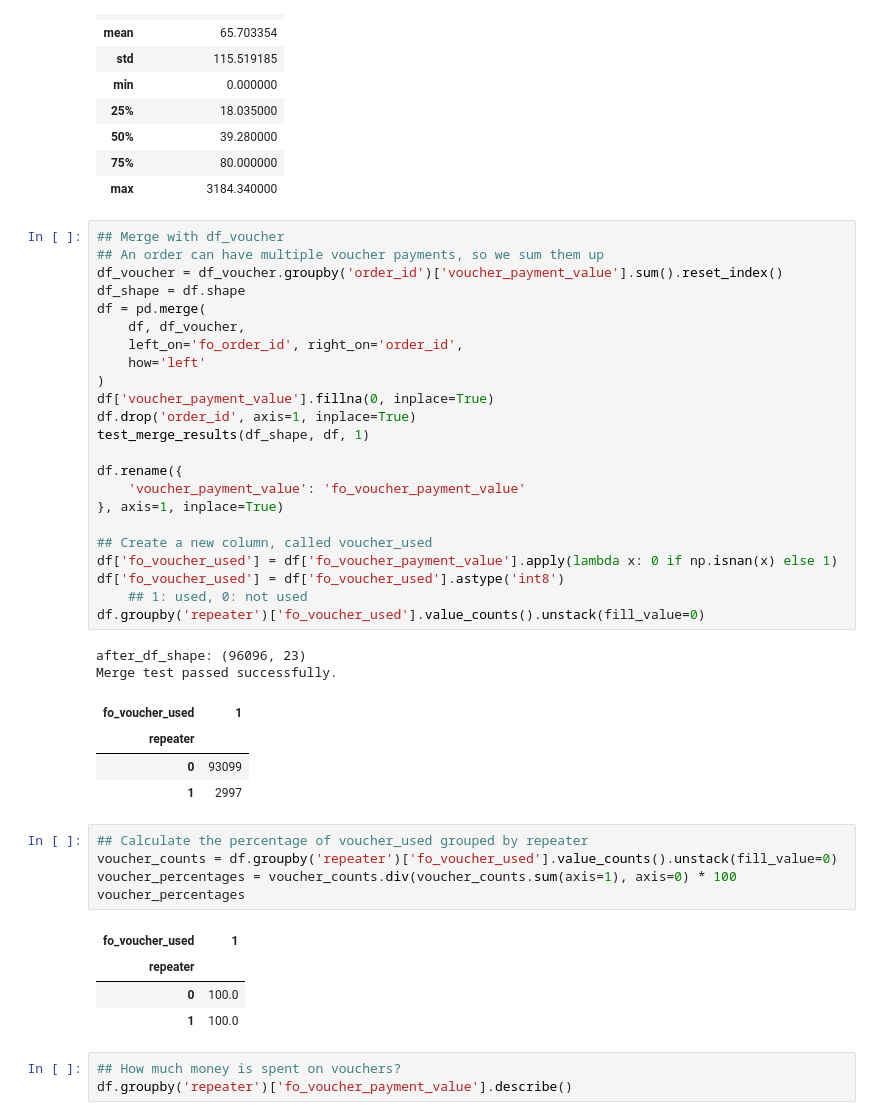
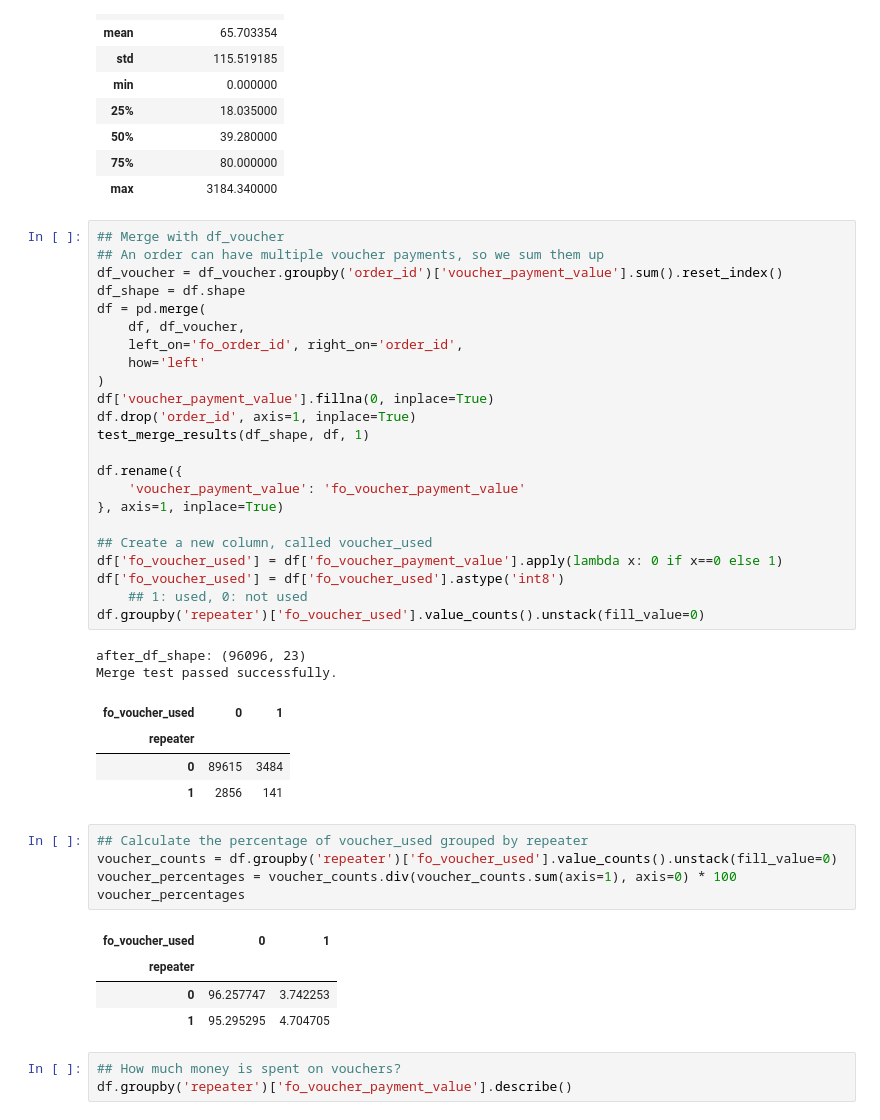
Before and after one commit to Yuki-bach/marketing, a Jupyter notebook: notebooks/feature_engineering.ipynb, the cells around one changed output. Saved outputs shown, nothing was run; the diff lists cells and outputs as text.

Commit message:
fix: the problem that all fo_voucher_used has 1.

```diff
--- a/notebooks/feature_engineering.ipynb
+++ b/notebooks/feature_engineering.ipynb
@@ -425,43 +425,43 @@ df_voucher.describe()
 # %%
 ## Merge with df_voucher
 ## An order can have multiple voucher payments, so we sum them up
 df_voucher = df_voucher.groupby('order_id')['voucher_payment_value'].sum().reset_index()
 df_shape = df.shape
 df = pd.merge(
     df, df_voucher,
     left_on='fo_order_id', right_on='order_id',
     how='left'
 )
 df['voucher_payment_value'].fillna(0, inplace=True)
 df.drop('order_id', axis=1, inplace=True)
 test_merge_results(df_shape, df, 1)
 
 df.rename({
     'voucher_payment_value': 'fo_voucher_payment_value'
 }, axis=1, inplace=True)
 
 ## Create a new column, called voucher_used
-df['fo_voucher_used'] = df['fo_voucher_payment_value'].apply(lambda x: 0 if np.isnan(x) else 1)
+df['fo_voucher_used'] = df['fo_voucher_payment_value'].apply(lambda x: 0 if x==0 else 1)
 df['fo_voucher_used'] = df['fo_voucher_used'].astype('int8')
     ## 1: used, 0: not used
 df.groupby('repeater')['fo_voucher_used'].value_counts().unstack(fill_value=0)
 # %% [output]
 after_df_shape: (96096, 23)
 Merge test passed successfully.
-| fo_voucher_used | 1 |
-| repeater |  |
-| 0 | 93099 |
-| 1 | 2997 |
+| fo_voucher_used | 0 | 1 |
+| repeater |  |  |
+| 0 | 89615 | 3484 |
+| 1 | 2856 | 141 |
 # %%
 ## Calculate the percentage of voucher_used grouped by repeater
 voucher_counts = df.groupby('repeater')['fo_voucher_used'].value_counts().unstack(fill_value=0)
 voucher_percentages = voucher_counts.div(voucher_counts.sum(axis=1), axis=0) * 100
 voucher_percentages
 # %% [output]
-| fo_voucher_used | 1 |
-| repeater |  |
-| 0 | 100.0 |
-| 1 | 100.0 |
+| fo_voucher_used | 0 | 1 |
+| repeater |  |  |
+| 0 | 96.257747 | 3.742253 |
+| 1 | 95.295295 | 4.704705 |
 # %%
 ## How much money is spent on vouchers?
 df.groupby('repeater')['fo_voucher_payment_value'].describe()
```
Also changed, not shown: parts of 1 cell of this notebook, 2 other files.
